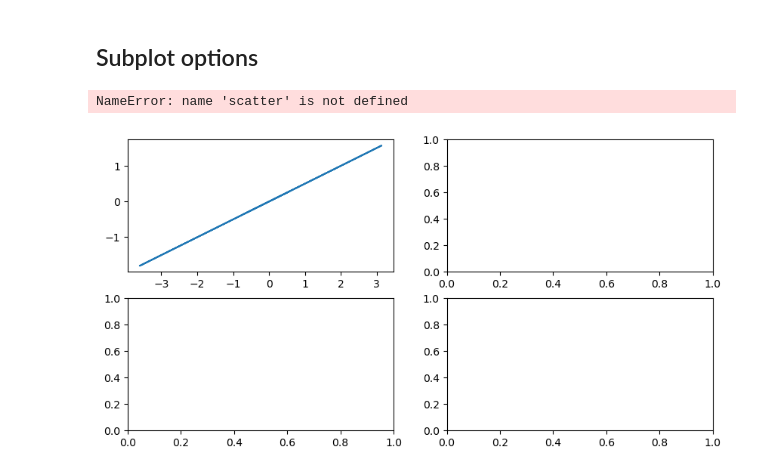
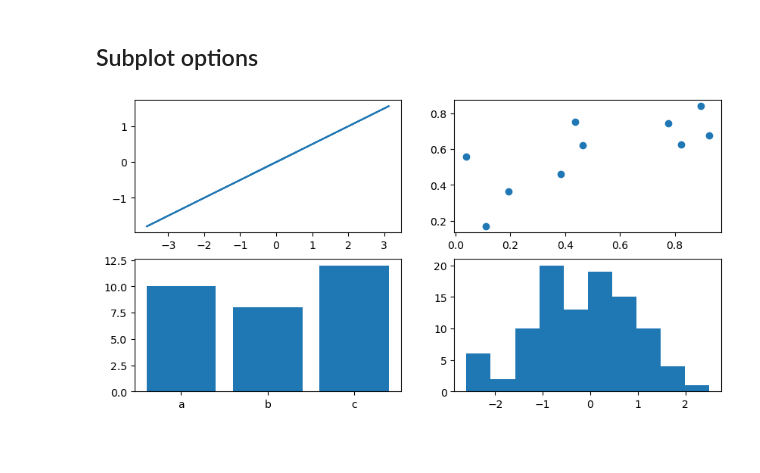
Before and after one commit to shrinidhib/ML-learn, a Jupyter notebook: introduction-to-matplotlib.ipynb, the cells around one changed output. Cells and saved outputs as stored; diff of their text form; code cells hidden in the pictures; blank space fills up the shorter version.

Commit message:
matplotlib - plotting from pd df

```diff
--- a/introduction-to-matplotlib.ipynb
+++ b/introduction-to-matplotlib.ipynb
@@ -109,8 +109,9 @@ ax.hist(x);
 # %%
 fix,((ax1,ax2),(ax3,ax4))=plt.subplots(nrows=2,ncols=2,figsize=(10,5))
 
 ax1.plot(x,x/2);
-ax2=scatter(np.random.random(10),np.random.random(10))
+ax2.scatter(np.random.random(10),np.random.random(10));
+ax3.bar(d.keys(),d.values());
+ax4.hist(np.random.randn(100));
 # %% [output]
-NameError: name 'scatter' is not defined
-[figure, old version]
+[figure, new version]
```
Also changed, not shown: parts of 12 cells of this notebook.
